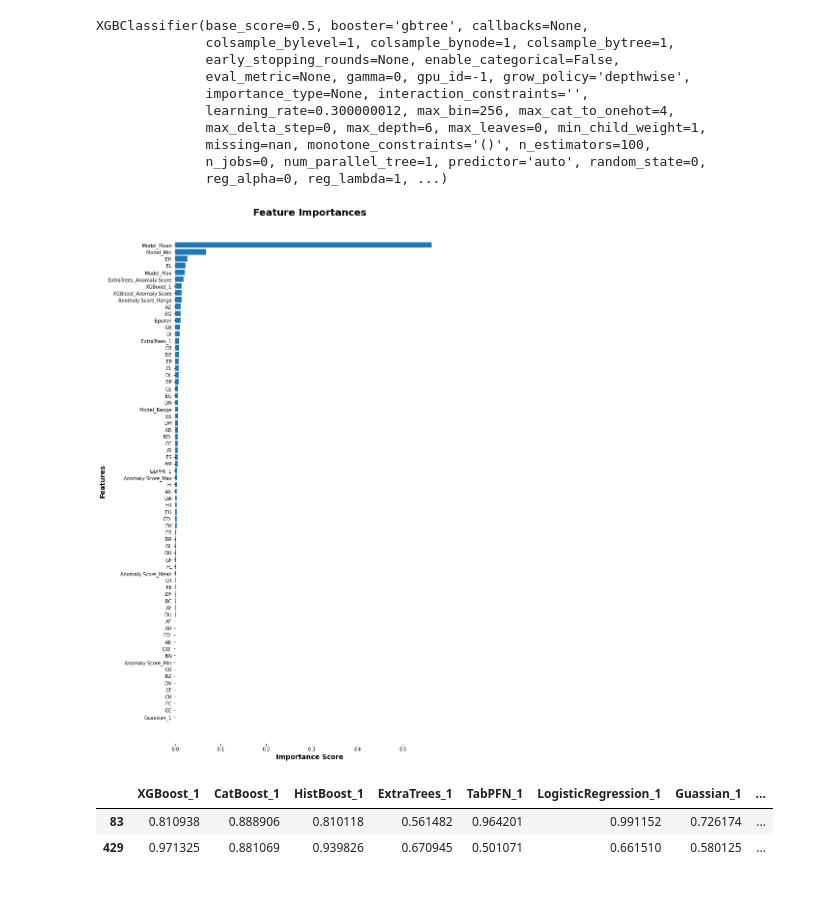
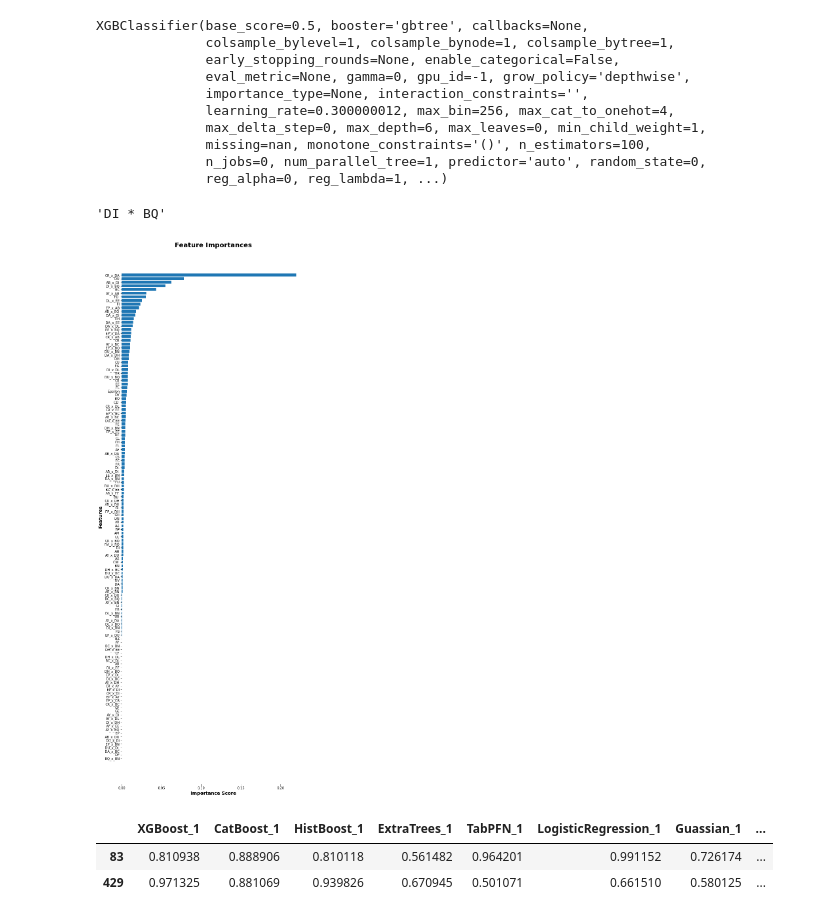
Before and after one commit to ClayGendron/icr-identify-age-related-conditions-kaggle, a Jupyter notebook: icr-gendron-2.ipynb, the cells around one changed output. Cells and saved outputs as stored; diff of their text form; code cells hidden in the pictures.

```diff
--- a/icr-gendron-2.ipynb
+++ b/icr-gendron-2.ipynb
@@ -382,14 +488,14 @@ xtree = ExtraTreesClassifier(random_state = random_seed)
 
 parameters = {
     'criterion': ['log_loss'],
-    'n_estimators': [250],
-    'max_depth': [12],
-    'max_features': [0.5],
+    'n_estimators': [50, 100, 250],
+    'max_depth': [3],
+    'max_features': [0.5, 1]
 
 }
 
-grid_obj = GridSearchCV(xtree, parameters, scoring = balanced_log_loss_scorer , cv = 5)
-grid_obj = grid_obj.fit(X_train_meta, y_train_class)
+grid_obj = GridSearchCV(xtree, parameters, scoring = balanced_log_loss_scorer , cv = 3)
+grid_obj = grid_obj.fit(X_train_meta_test, y_train_class)
 xtree = grid_obj.best_estimator_
-xtree.fit(X_train_meta, y_train_class)
+xtree.fit(X_train_meta_test, y_train_class)
 # %% [output]
@@ -406,9 +517,9 @@ results
 catboost = CatBoostClassifier(random_state = random_seed, verbose = 0)
 
 parameters = {
-    'iterations': [500],
-    'learning_rate': [0.02],
-    'depth': [9],
+    'iterations': [100, 250, 500],
+    'learning_rate': [0.01, 0.02, 0.03, 0.05, 0.1],
+    'depth': [3, 6],
     'loss_function': ['Logloss'],
 }
 
@@ -449,17 +572,11 @@ xgboost = XGBClassifier(random_state = random_seed)
 
 parameters = {
     'n_estimators': [250],
-    'max_depth': [3, 6],
-    'learning_rate': [0.01, 0.05, 0.1],
-    'gamma': [0, 0.1],
-    'reg_lambda': [1, 2],
-    'subsample': [0.5],
-    'colsample_bytree': [1],
-    'colsample_bylevel': [1],
-    'colsample_bynode': [1]
+    'max_depth': [6],
+    'learning_rate': [0.02]
 }
 
-grid_obj = GridSearchCV(xgboost, parameters, scoring = 'neg_log_loss', cv = 5)
+grid_obj = GridSearchCV(xgboost, parameters, scoring = balanced_log_loss_scorer, cv = 5)
 grid_obj = grid_obj.fit(X_train_meta, y_train_class)
 xgb = grid_obj.best_estimator_
 xgb.fit(X_train_meta, y_train_class)
@@ -847,7 +977,7 @@ array([[-1.23114834],
        [ 1.02346921]])
 # %%
 xgb = XGBClassifier()
-xgb.fit(X_train_anomaly, y_train_class)
+xgb.fit(X_train_test, y_train_class)
 # %% [output]
 XGBClassifier(base_score=0.5, booster='gbtree', callbacks=None,
               colsample_bylevel=1, colsample_bynode=1, colsample_bytree=1,
@@ -859,18 +989,31 @@ XGBClassifier(base_score=0.5, booster='gbtree', callbacks=None,
               missing=nan, monotone_constraints='()', n_estimators=100,
               n_jobs=0, num_parallel_tree=1, predictor='auto', random_state=0,
               reg_alpha=0, reg_lambda=1, ...)
+# %%
+'CR * DA'
+'AB * DI'
+'DI * BQ'
+'AY * AB'
+'DL * EE'
+'EP * AB'
+'AB * BQ'
+'DA * DI'
+'DA * EE'
+'DA * DL'
+# %% [output]
+'DI * BQ'
 # %%
-importances = pd.Series(xgb.feature_importances_, index = X_train_anomaly.columns).sort_values(ascending = True)
+importances = pd.Series(xgb.feature_importances_, index = X_train_test.columns).sort_values(ascending = True)
 
-plt.figure(figsize = (10, 20))
+plt.figure(figsize = (10, 30))
 plt.title('Feature Importances', fontdict = font_dict_header)
 plt.box(False)
 plt.barh(importances.index, importances.values)
 plt.xlabel('Importance Score', fontdict = font_dict_axistitle)
 plt.ylabel('Features', fontdict = font_dict_axistitle)
 plt.show()
 # %% [output]
-[figure, old version]
+[figure, new version]
 # %%
 meta_prediction_features_df[
     (meta_prediction_features_df['Model_Min'] > 0.5) &
```
Also changed, not shown: parts of 29 cells of this notebook, 5 other files.
